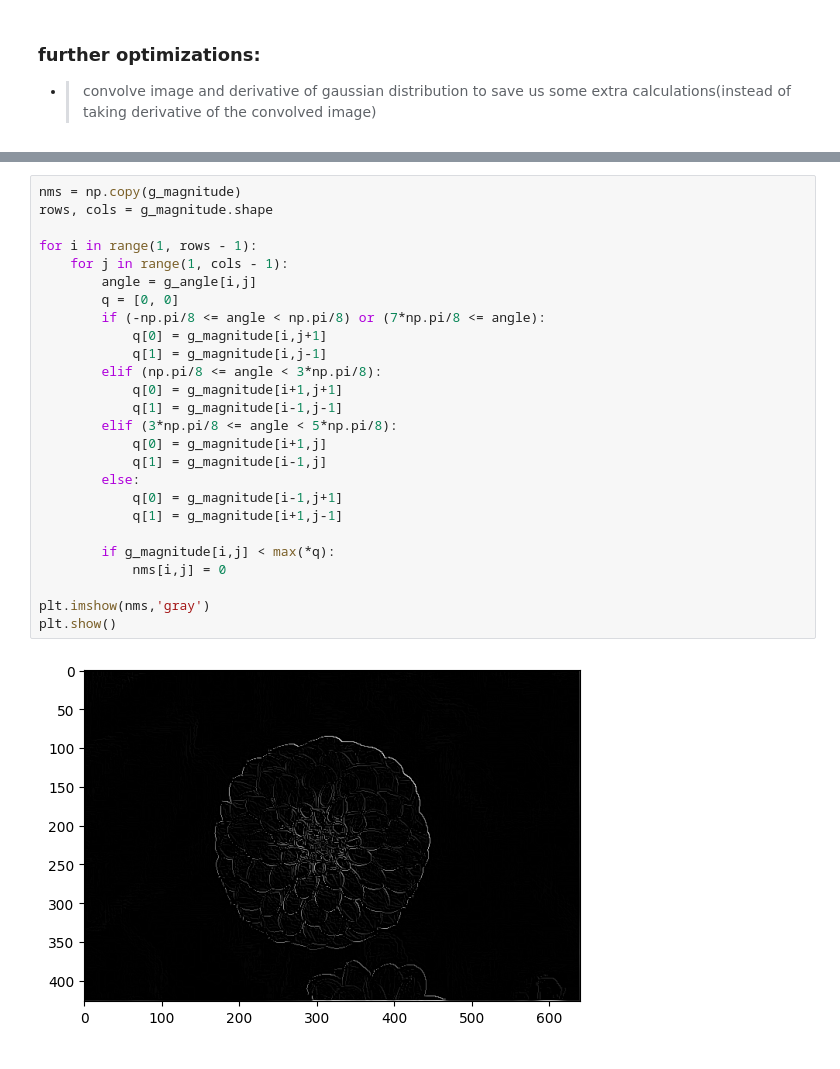
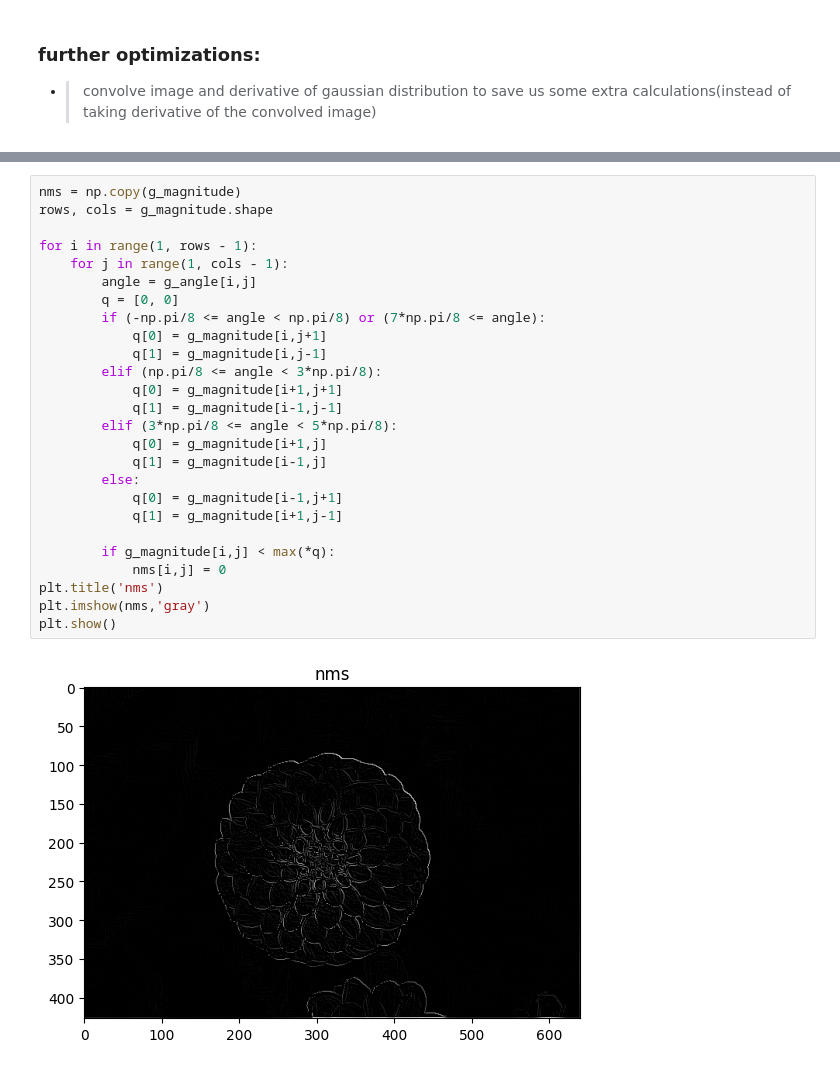
Before and after one commit to York-Citynew/edge_detection, a Jupyter notebook: edge_detection.ipynb, the cells around one changed output, grey strips where cells are left out. Saved outputs shown, nothing was run; the diff lists cells and outputs as text.

```diff
--- a/edge_detection.ipynb
+++ b/edge_detection.ipynb
@@ -87,29 +88,29 @@ ax3.imshow(laplacian, 'gray')
 # %%
 nms = np.copy(g_magnitude)
 rows, cols = g_magnitude.shape
 
 for i in range(1, rows - 1):
     for j in range(1, cols - 1):
         angle = g_angle[i,j]
         q = [0, 0]
         if (-np.pi/8 <= angle < np.pi/8) or (7*np.pi/8 <= angle):
             q[0] = g_magnitude[i,j+1]
             q[1] = g_magnitude[i,j-1]
         elif (np.pi/8 <= angle < 3*np.pi/8):
             q[0] = g_magnitude[i+1,j+1]
             q[1] = g_magnitude[i-1,j-1]
         elif (3*np.pi/8 <= angle < 5*np.pi/8):
             q[0] = g_magnitude[i+1,j]
             q[1] = g_magnitude[i-1,j]
         else:
             q[0] = g_magnitude[i-1,j+1]
             q[1] = g_magnitude[i+1,j-1]
 
         if g_magnitude[i,j] < max(*q):
             nms[i,j] = 0
-
+plt.title('nms')
 plt.imshow(nms,'gray')
 plt.show()
 # %% [output]
-[figure, old version]
+[figure, new version]
 # %%
```
Also changed, not shown: parts of 5 cells of this notebook, 1 other file.
